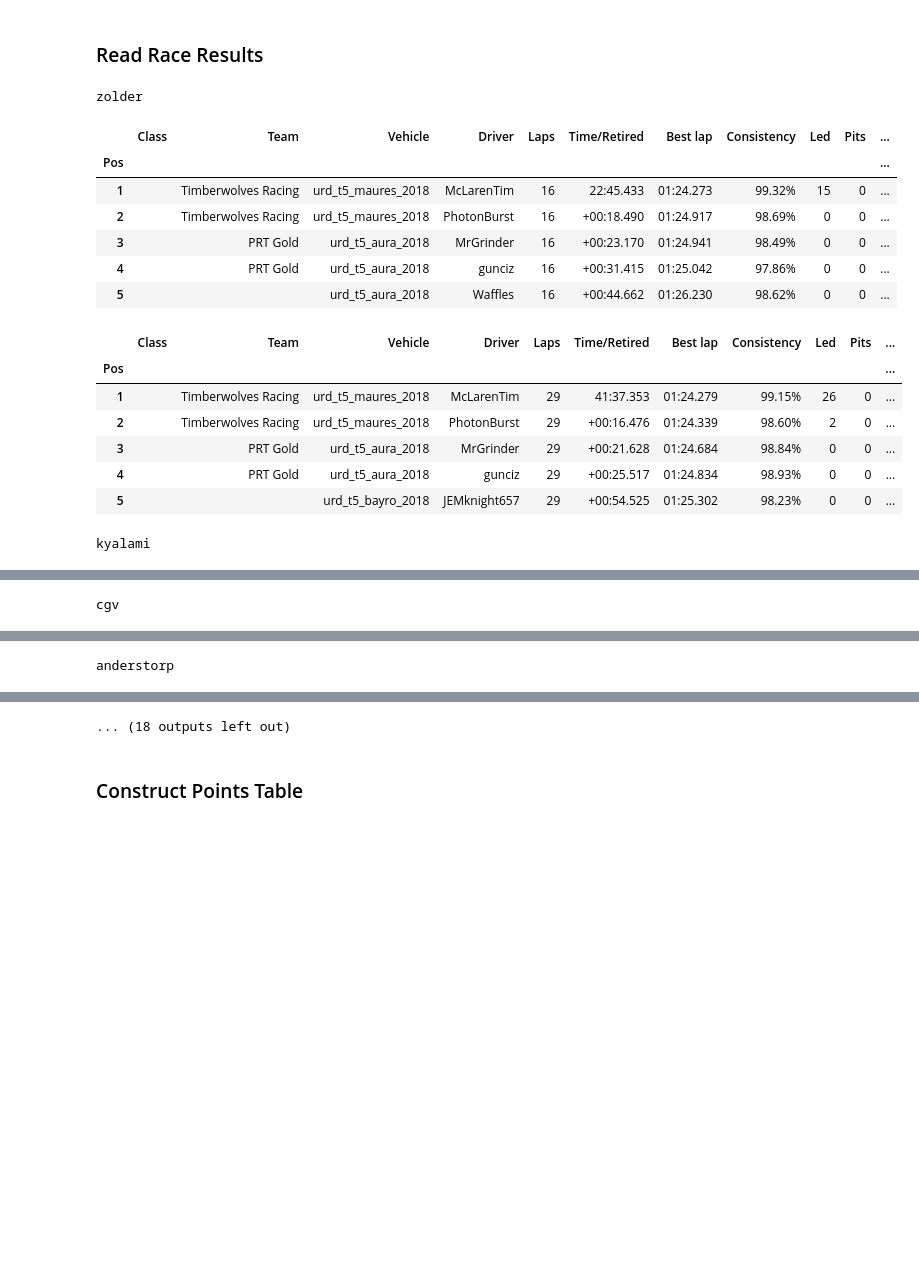
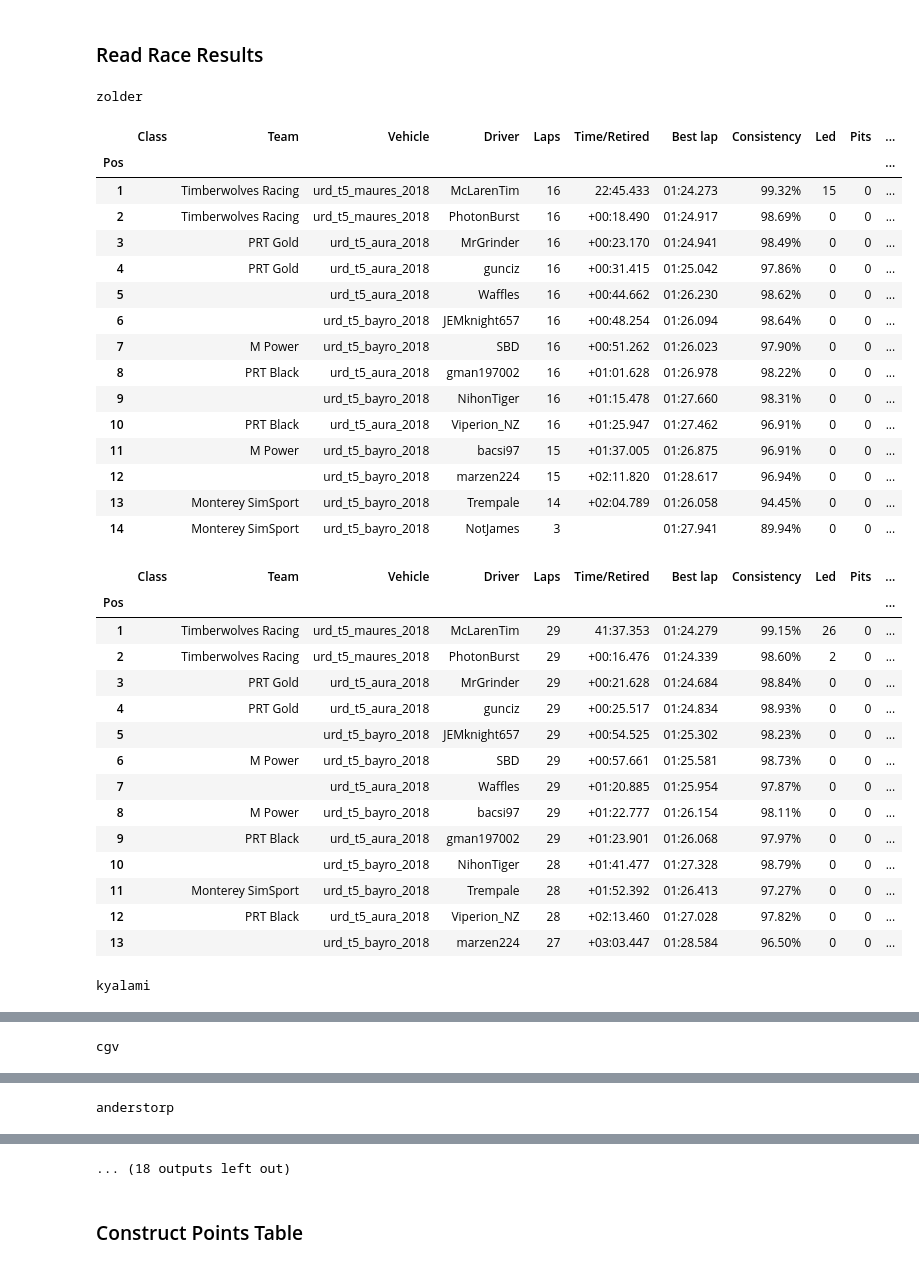
Before and after one commit to denniscfeng/simresults-to-table, a Jupyter notebook: ChampionshipTables.ipynb, the cells around one changed output, grey strips where cells are left out. Drawn from its saved outputs; the diff is of its cells as text; code cells hidden in the pictures; blank space fills up the shorter version.

Commit message:
initial work on drivers table printing formatting

```diff
--- a/ChampionshipTables.ipynb
+++ b/ChampionshipTables.ipynb
@@ -354,24 +354,33 @@ display(series_tracks_table)
 # %%
 race_reports = {}
 
 for race, race_row in series_tracks_table.iterrows():
 
     race_path = "{}/{}".format(series, race)
     if os.path.isdir(race_path):
         race_reports[race] = RaceReport(series_sessions, series, race, drivers_table=series_drivers_table, points_table=series_points_table, csv_manual_adjustment=race_row["csv_manual_adjustment"])
         print(race)
-        [display(race_reports[race].tables[session].head()) for session in series_race_sessions]
+        [display(race_reports[race].tables[session]) for session in series_race_sessions]
     else:
         print(race, "not found")
 # %% [output]
 zolder
 |  | Class | Team | Vehicle | Driver | Laps | Time/Retired | Best lap | Consistency | Led | Pits | ... |
 | Pos |  |  |  |  |  |  |  |  |  |  | ... |
 | 1 |  | Timberwolves Racing | urd_t5_maures_2018 | McLarenTim | 16 | 22:45.433 | 01:24.273 | 99.32% | 15 | 0 | ... |
 | 2 |  | Timberwolves Racing | urd_t5_maures_2018 | PhotonBurst | 16 | +00:18.490 | 01:24.917 | 98.69% | 0 | 0 | ... |
 | 3 |  | PRT Gold | urd_t5_aura_2018 | MrGrinder | 16 | +00:23.170 | 01:24.941 | 98.49% | 0 | 0 | ... |
 | 4 |  | PRT Gold | urd_t5_aura_2018 | gunciz | 16 | +00:31.415 | 01:25.042 | 97.86% | 0 | 0 | ... |
 | 5 |  |  | urd_t5_aura_2018 | Waffles | 16 | +00:44.662 | 01:26.230 | 98.62% | 0 | 0 | ... |
+| 6 |  |  | urd_t5_bayro_2018 | JEMknight657 | 16 | +00:48.254 | 01:26.094 | 98.64% | 0 | 0 | ... |
+| 7 |  | M Power | urd_t5_bayro_2018 | SBD | 16 | +00:51.262 | 01:26.023 | 97.90% | 0 | 0 | ... |
+| 8 |  | PRT Black | urd_t5_aura_2018 | gman197002 | 16 | +01:01.628 | 01:26.978 | 98.22% | 0 | 0 | ... |
+| 9 |  |  | urd_t5_bayro_2018 | NihonTiger | 16 | +01:15.478 | 01:27.660 | 98.31% | 0 | 0 | ... |
+| 10 |  | PRT Black | urd_t5_aura_2018 | Viperion_NZ | 16 | +01:25.947 | 01:27.462 | 96.91% | 0 | 0 | ... |
+| 11 |  | M Power | urd_t5_bayro_2018 | bacsi97 | 15 | +01:37.005 | 01:26.875 | 96.91% | 0 | 0 | ... |
+| 12 |  |  | urd_t5_bayro_2018 | marzen224 | 15 | +02:11.820 | 01:28.617 | 96.94% | 0 | 0 | ... |
+| 13 |  | Monterey SimSport | urd_t5_bayro_2018 | Trempale | 14 | +02:04.789 | 01:26.058 | 94.45% | 0 | 0 | ... |
+| 14 |  | Monterey SimSport | urd_t5_bayro_2018 | NotJames | 3 |  | 01:27.941 | 89.94% | 0 | 0 | ... |
 |  | Class | Team | Vehicle | Driver | Laps | Time/Retired | Best lap | Consistency | Led | Pits | ... |
 | Pos |  |  |  |  |  |  |  |  |  |  | ... |
 | 1 |  | Timberwolves Racing | urd_t5_maures_2018 | McLarenTim | 29 | 41:37.353 | 01:24.279 | 99.15% | 26 | 0 | ... |
@@ -379,6 +388,14 @@ zolder
 | 3 |  | PRT Gold | urd_t5_aura_2018 | MrGrinder | 29 | +00:21.628 | 01:24.684 | 98.84% | 0 | 0 | ... |
 | 4 |  | PRT Gold | urd_t5_aura_2018 | gunciz | 29 | +00:25.517 | 01:24.834 | 98.93% | 0 | 0 | ... |
 | 5 |  |  | urd_t5_bayro_2018 | JEMknight657 | 29 | +00:54.525 | 01:25.302 | 98.23% | 0 | 0 | ... |
+| 6 |  | M Power | urd_t5_bayro_2018 | SBD | 29 | +00:57.661 | 01:25.581 | 98.73% | 0 | 0 | ... |
+| 7 |  |  | urd_t5_aura_2018 | Waffles | 29 | +01:20.885 | 01:25.954 | 97.87% | 0 | 0 | ... |
+| 8 |  | M Power | urd_t5_bayro_2018 | bacsi97 | 29 | +01:22.777 | 01:26.154 | 98.11% | 0 | 0 | ... |
+| 9 |  | PRT Black | urd_t5_aura_2018 | gman197002 | 29 | +01:23.901 | 01:26.068 | 97.97% | 0 | 0 | ... |
+| 10 |  |  | urd_t5_bayro_2018 | NihonTiger | 28 | +01:41.477 | 01:27.328 | 98.79% | 0 | 0 | ... |
+| 11 |  | Monterey SimSport | urd_t5_bayro_2018 | Trempale | 28 | +01:52.392 | 01:26.413 | 97.27% | 0 | 0 | ... |
+| 12 |  | PRT Black | urd_t5_aura_2018 | Viperion_NZ | 28 | +02:13.460 | 01:27.028 | 97.82% | 0 | 0 | ... |
+| 13 |  |  | urd_t5_bayro_2018 | marzen224 | 27 | +03:03.447 | 01:28.584 | 96.50% | 0 | 0 | ... |
 kyalami
 |  | Class | Team | Vehicle | Driver | Laps | Time/Retired | Best lap | Consistency | Led | Pits | ... |
 | Pos |  |  |  |  |  |  |  |  |  |  | ... |
```
Also changed, not shown: parts of 9 cells of this notebook, 1 other file.
